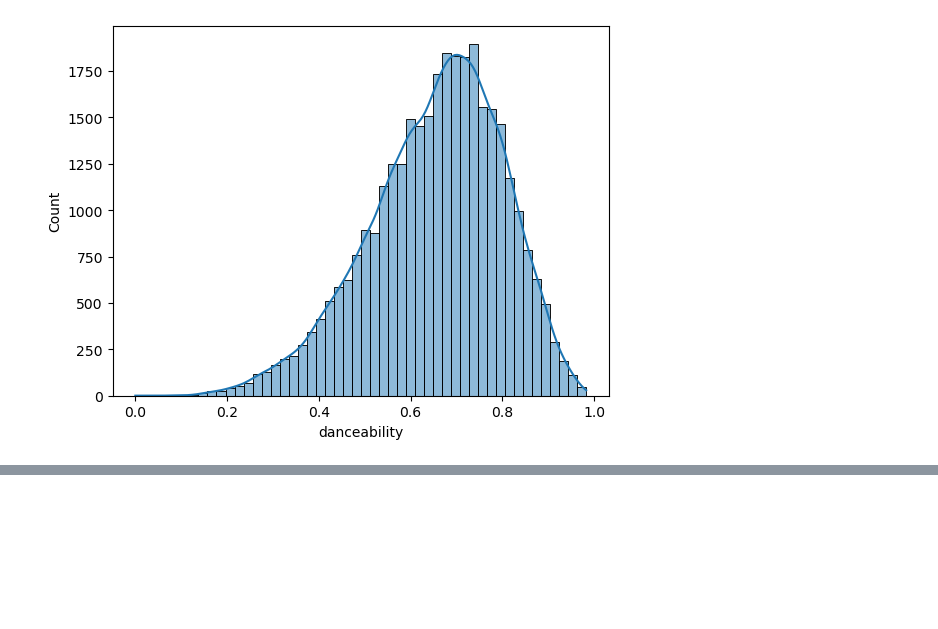
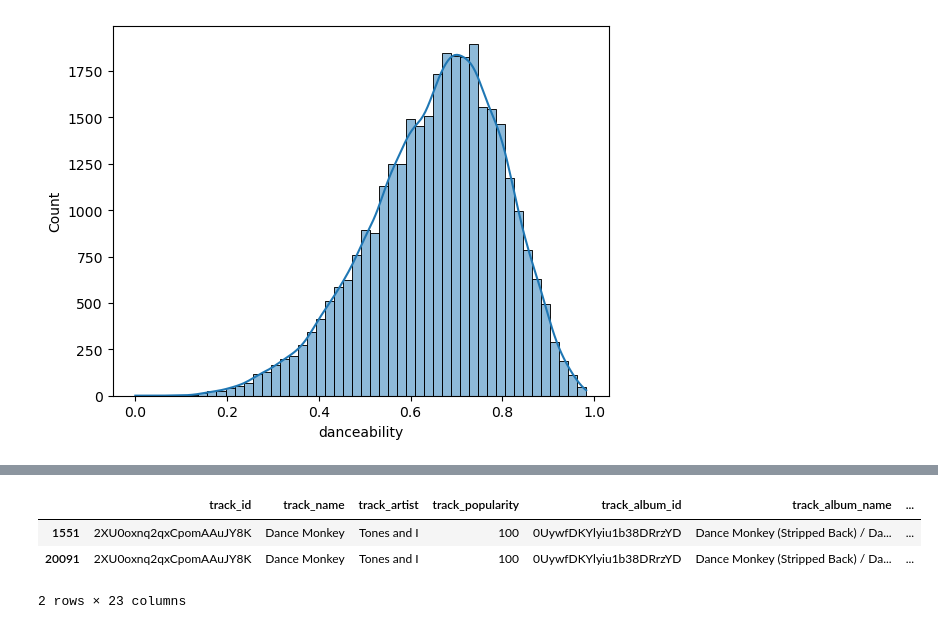
Before and after one commit to ReapersOne/AI, a Jupyter notebook: Semester 1/Spotify/MoreSpotify.ipynb, the cells around one changed output, grey strips where cells are left out. Cells and saved outputs as stored; diff of their text form; code cells hidden in the pictures; blank space fills up the shorter version.

```diff
--- a/Semester 1/Spotify/MoreSpotify.ipynb
+++ b/Semester 1/Spotify/MoreSpotify.ipynb
@@ -84,0 +110,7 @@ NameError: name 'x' is not defined
+# %%
+result
+# %% [output]
+|  | track_id | track_name | track_artist | track_popularity | track_album_id | track_album_name | ... |
+| 1551 | 2XU0oxnq2qxCpomAAuJY8K | Dance Monkey | Tones and I | 100 | 0UywfDKYlyiu1b38DRrzYD | Dance Monkey (Stripped Back) / Da... | ... |
+| 20091 | 2XU0oxnq2qxCpomAAuJY8K | Dance Monkey | Tones and I | 100 | 0UywfDKYlyiu1b38DRrzYD | Dance Monkey (Stripped Back) / Da... | ... |
+2 rows × 23 columns
```
Also changed, not shown: parts of 14 cells of this notebook.
